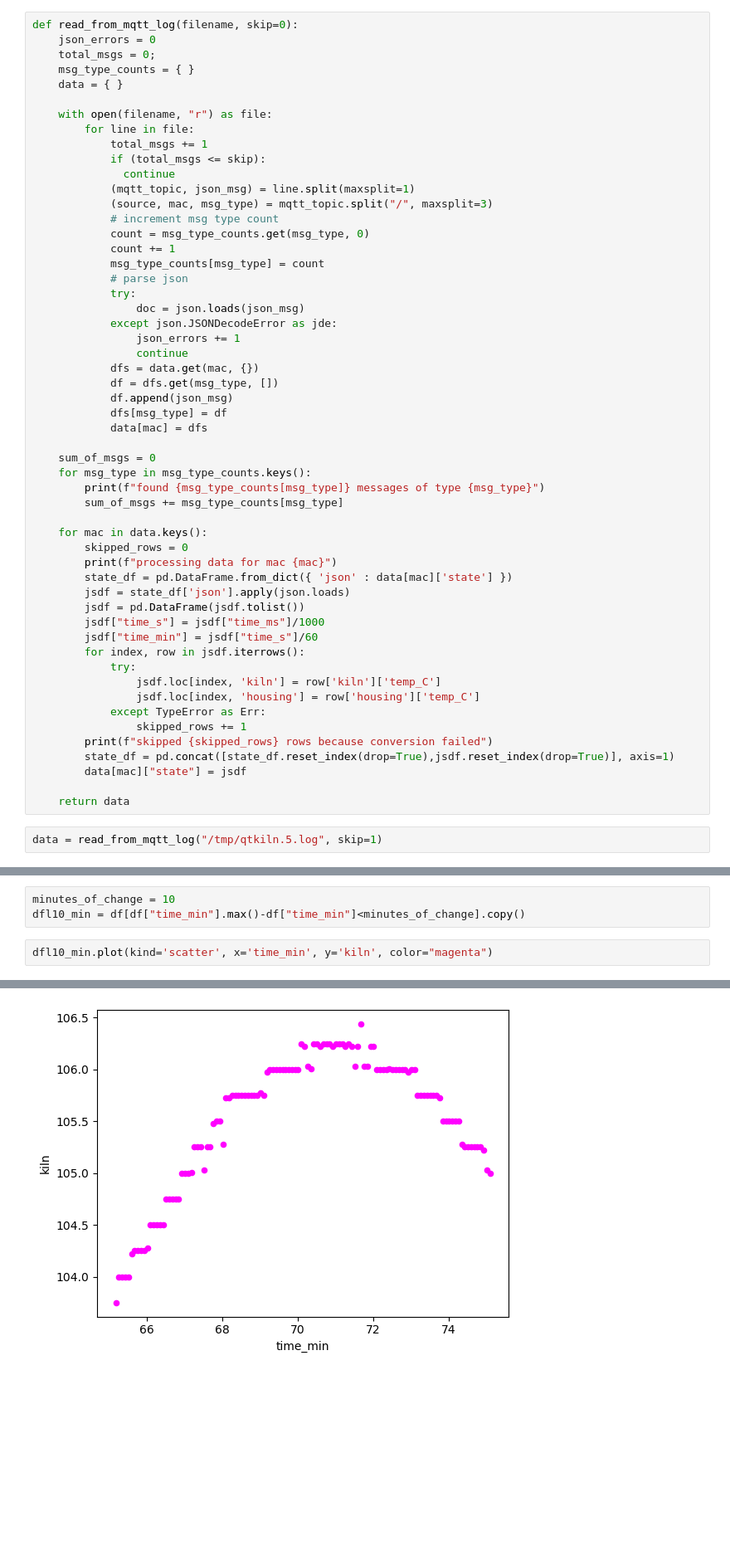
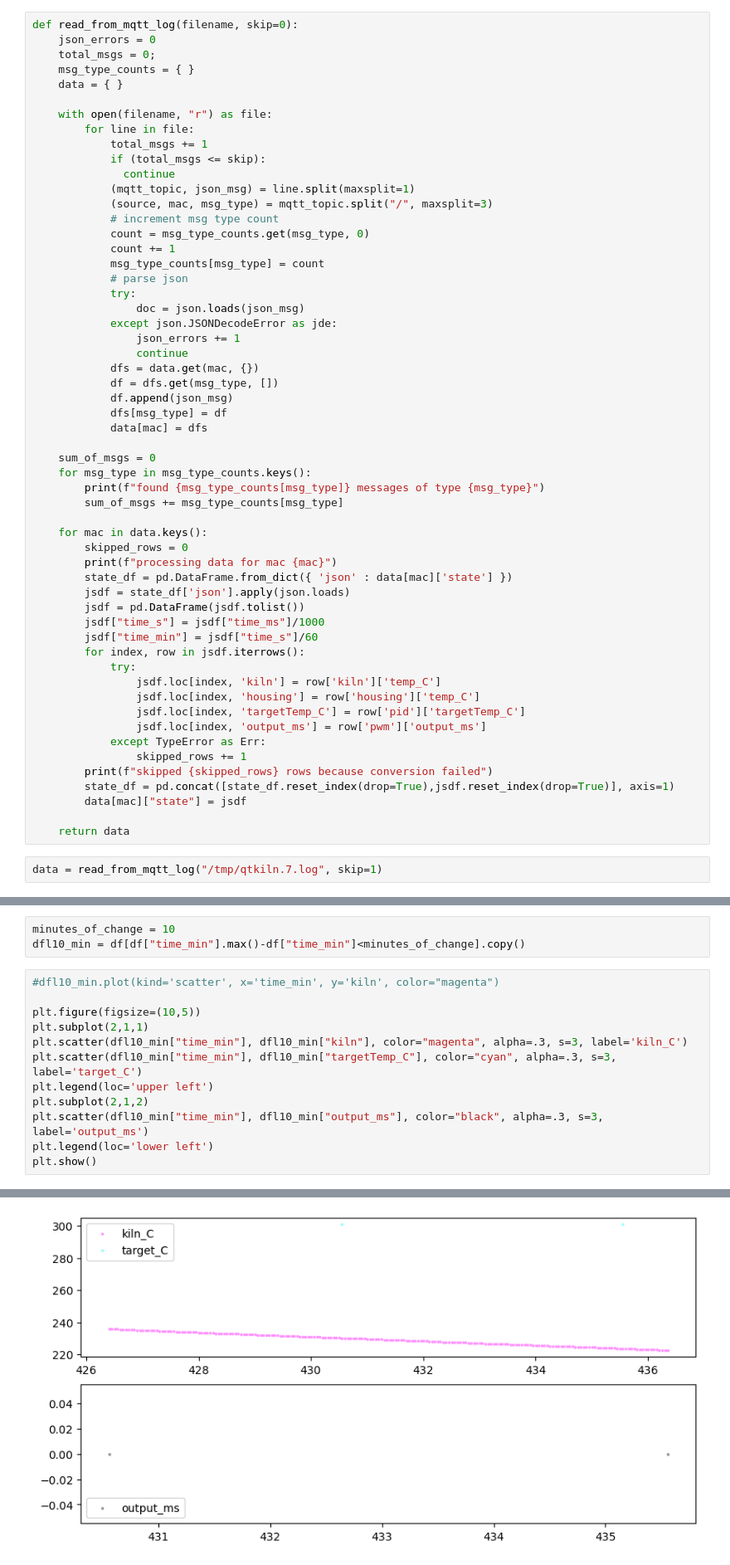
Before and after one commit to beckdac/qtkiln, a Jupyter notebook: qtk_plot.ipynb, the cells around one changed output, grey strips where cells are left out. Shown at 83% size. Cells and saved outputs as stored; diff of their text form; blank space fills up the shorter version.

Commit message:
updated with new data

```diff
--- a/qtk_plot.ipynb
+++ b/qtk_plot.ipynb
@@ -55,6 +55,8 @@ def read_from_mqtt_log(filename, skip=0):
             try:
                 jsdf.loc[index, 'kiln'] = row['kiln']['temp_C']
                 jsdf.loc[index, 'housing'] = row['housing']['temp_C']
+                jsdf.loc[index, 'targetTemp_C'] = row['pid']['targetTemp_C']
+                jsdf.loc[index, 'output_ms'] = row['pwm']['output_ms']
             except TypeError as Err:
                 skipped_rows += 1
         print(f"skipped {skipped_rows} rows because conversion failed")
@@ -63,5 +65,5 @@ def read_from_mqtt_log(filename, skip=0):
 
     return data
 # %%
-data = read_from_mqtt_log("/tmp/qtkiln.5.log", skip=1)
+data = read_from_mqtt_log("/tmp/qtkiln.7.log", skip=1)
 # %% [output]
@@ -81,5 +82,15 @@ df = data['8813BF703D68']['state']
 minutes_of_change = 10
 dfl10_min = df[df["time_min"].max()-df["time_min"]<minutes_of_change].copy()
 # %%
-dfl10_min.plot(kind='scatter', x='time_min', y='kiln', color="magenta")
+#dfl10_min.plot(kind='scatter', x='time_min', y='kiln', color="magenta")
+
+plt.figure(figsize=(10,5))
+plt.subplot(2,1,1)
+plt.scatter(dfl10_min["time_min"], dfl10_min["kiln"], color="magenta", alpha=.3, s=3, label='kiln_C')
+plt.scatter(dfl10_min["time_min"], dfl10_min["targetTemp_C"], color="cyan", alpha=.3, s=3, label='target_C')
+plt.legend(loc='upper left')
+plt.subplot(2,1,2)
+plt.scatter(dfl10_min["time_min"], dfl10_min["output_ms"], color="black", alpha=.3, s=3, label='output_ms')
+plt.legend(loc='lower left')
+plt.show()
 # %% [output]
@@ -87,4 +97,4 @@ dfl10_min.plot(kind='scatter', x='time_min', y='kiln', color="magenta")
-[figure, old version]
+[figure, new version]
 # %%
 # Fit a linear regression model (degree 1 polynomial)
 coefficients = np.polyfit(dfl10_min['time_min'].astype('float'), dfl10_min['kiln'].astype('float'), 1)
```
Also changed, not shown: parts of 5 cells of this notebook.
